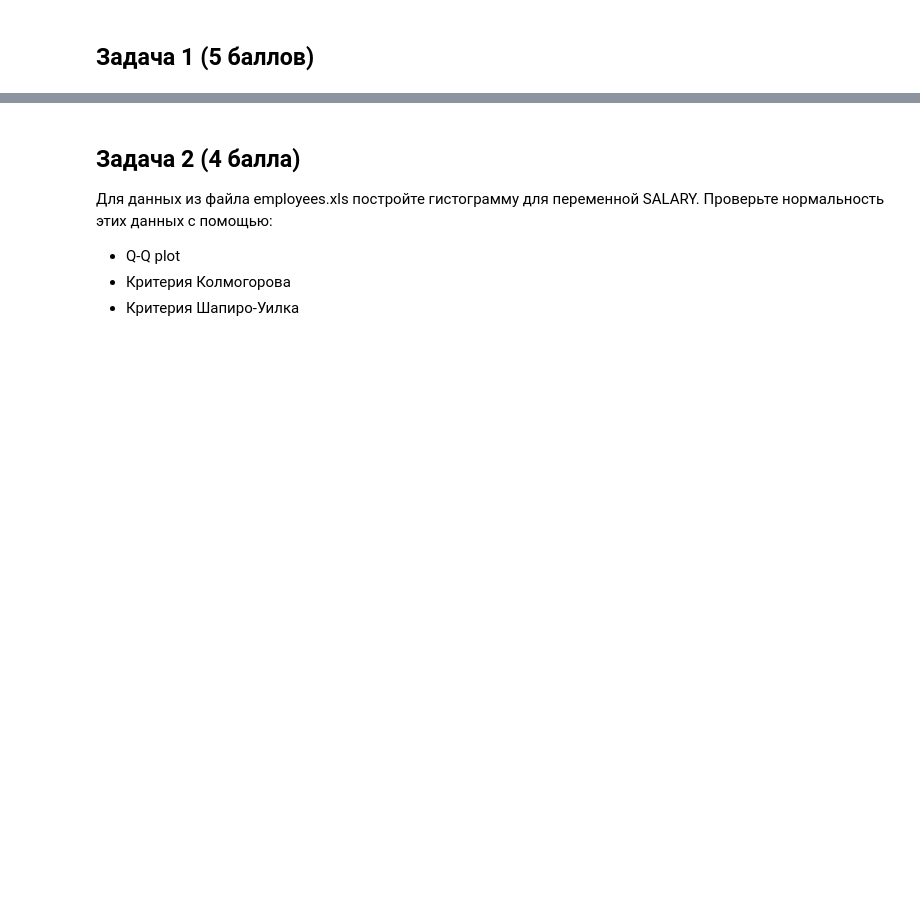
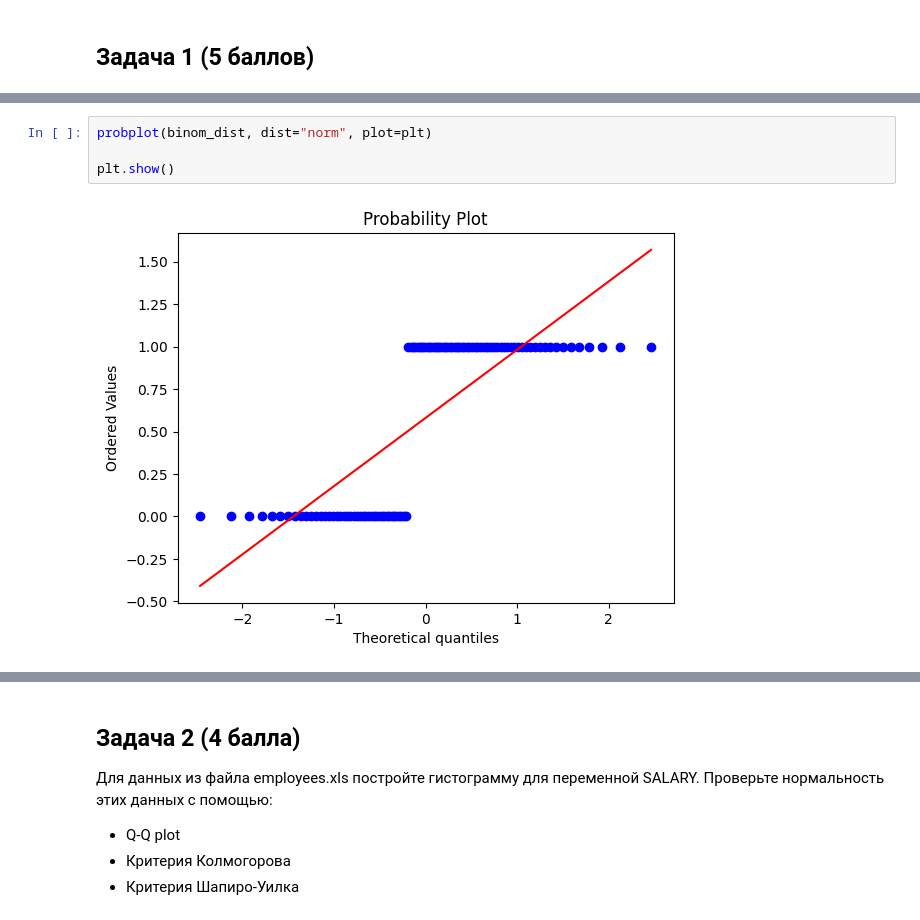
Before and after one commit to hilkovich/itmo_math_stat, a Jupyter notebook: homework_4/HW_4.ipynb, the cells around one changed output, grey strips where cells are left out. Cells and saved outputs as stored; diff of their text form; blank space fills up the shorter version.

```diff
--- a/homework_4/HW_4.ipynb
+++ b/homework_4/HW_4.ipynb
@@ -24,0 +51,6 @@
+# %%
+probplot(binom_dist, dist="norm", plot=plt)
+
+plt.show()
+# %% [output]
+[figure, added]
```
Also changed, not shown: parts of 28 cells of this notebook.
